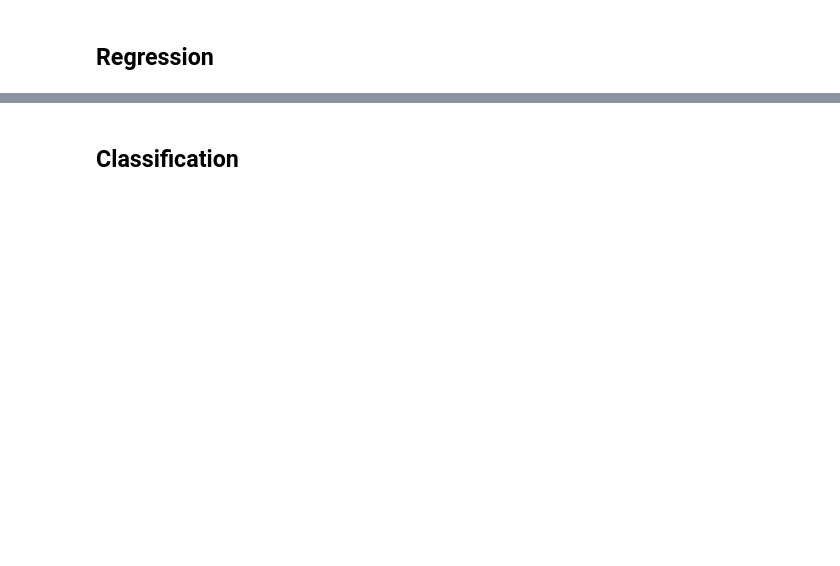
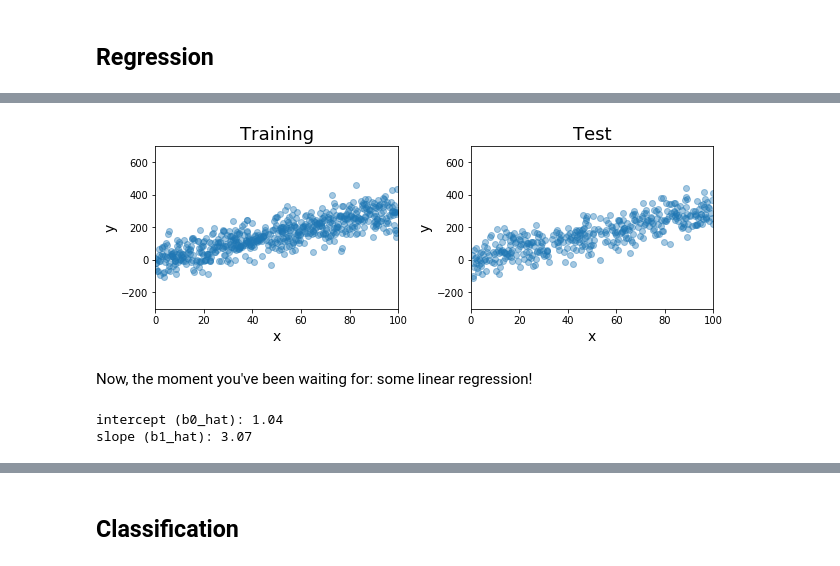
Before and after one commit to ECSHackWeek/ECSHackWeek_Dallas, a Jupyter notebook: hackweek_ML.ipynb, the cells around one changed output, grey strips where cells are left out. Cells and saved outputs as stored; diff of their text form; code cells hidden in the pictures; blank space fills up the shorter version.

```diff
--- a/hackweek_ML.ipynb
+++ b/hackweek_ML.ipynb
@@ -42,0 +90,17 @@ fdsdf
+# %%
+x_train, x_test, y_train, y_test = train_test_split(x, y, test_size=0.4)
+# %%
+fig, axes = plt.subplots(ncols=2, figsize=(10, 3))
+
+for ax, xi, yi, title in zip(axes, [x_train, x_test], [y_train, y_test], ['Training', 'Test']):
+    ax.scatter(xi, yi, alpha=0.4)
+    ax.set_xlim([0, 100])
+    ax.set_ylim([-300, 700])
+    ax.set_xlabel('x', fontsize=14)
+    ax.set_ylabel('y', fontsize=14)
+    ax.set_title(title, fontsize=18)
+fig.subplots_adjust(wspace=0.3)
+# %% [output]
+[figure, added]
+# %% [markdown]
+Now, the moment you've been waiting for: some linear regression!
@@ -42,0 +109,10 @@ fdsdf
+# %%
+linmodel = linear_model.LinearRegression()
+
+linmodel.fit(x_train.reshape(-1,1), y_train.reshape(-1,1))
+b0_hat = linmodel.intercept_[0]
+b1_hat = linmodel.coef_[0][0]
+print('intercept (b0_hat): {0:.2f} \nslope (b1_hat): {1:.2f}'.format(b0_hat, b1_hat))
+# %% [output]
+intercept (b0_hat): 1.04
+slope (b1_hat): 3.07
```
Also changed, not shown: parts of 39 cells of this notebook, 2 other files.
